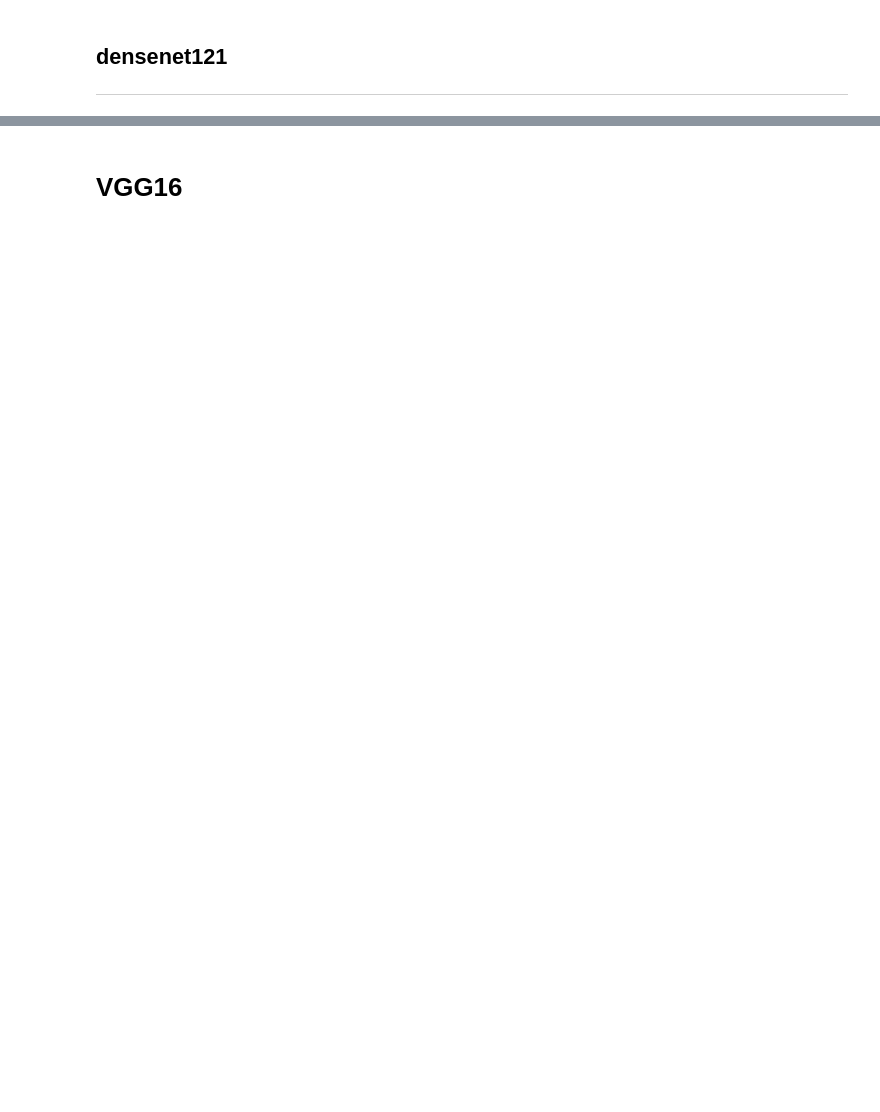
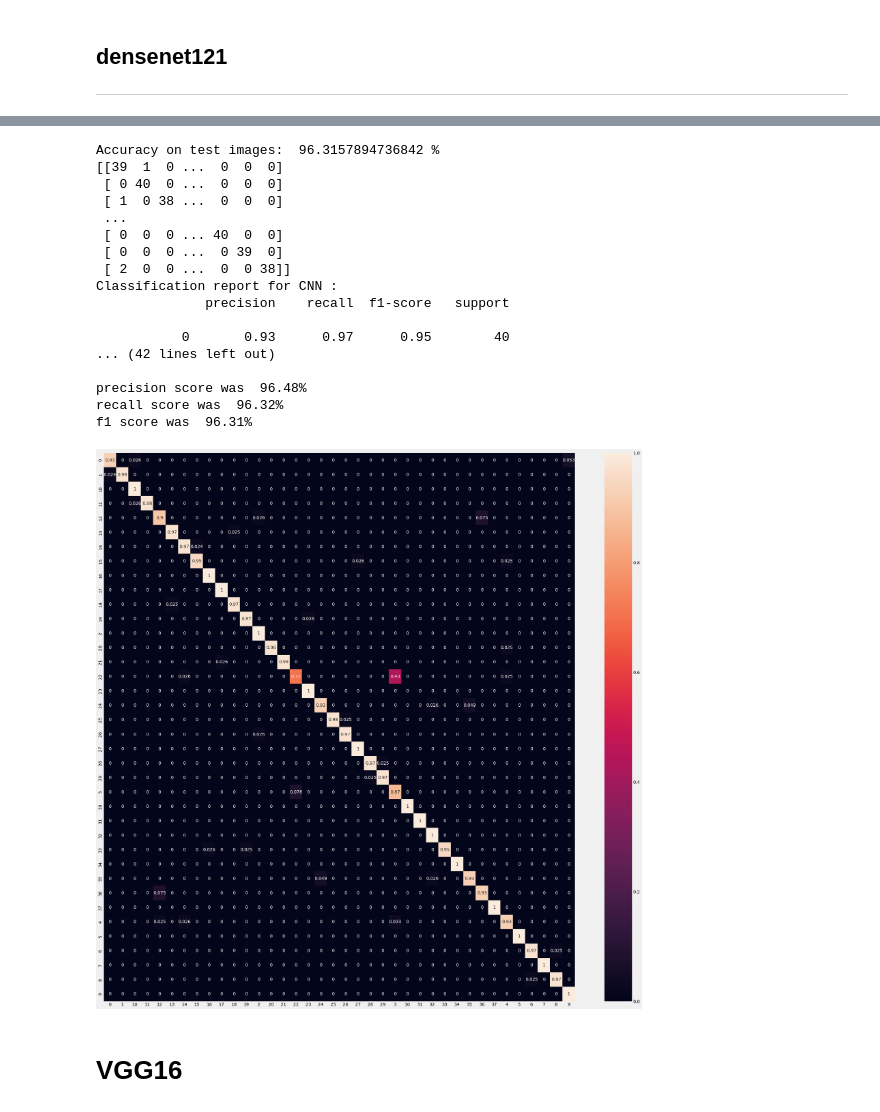
Before and after one commit to Geek-a-Byte/Bengali-sign-language-recognition, a Jupyter notebook: Bengali_Sign_Language_Recognition_Using_DL.ipynb, the cells around one changed output, grey strips where cells are left out. Cells and saved outputs as stored; diff of their text form; code cells hidden in the pictures; blank space fills up the shorter version.

```diff
--- a/Bengali_Sign_Language_Recognition_Using_DL.ipynb
+++ b/Bengali_Sign_Language_Recognition_Using_DL.ipynb
@@ -455,3 +523,38 @@ def visualize_model(model, num_images=6):
+# %%
+from itertools import chain
+from sklearn.metrics import confusion_matrix
+from sklearn import metrics
+import pandas as pd
+
+from sklearn.metrics import precision_score, recall_score, accuracy_score, precision_recall_fscore_support, f1_score, classification_report, confusion_matrix
+import seaborn as sns
+
+def print_classification_report(model_name, predictions_list, labels_list):
+    predictions_l = [predictions_list[i].tolist() for i in range(len(predictions_list))]
+    labels_l = [labels_list[i].tolist() for i in range(len(labels_list))]
+
+    predictions_l = list(chain.from_iterable(predictions_l))
+    labels_l = list(chain.from_iterable(labels_l))
+
+    print(confusion_matrix(labels_l, predictions_l))
+
+    # Build confusion matrix
+    cf_matrix = confusion_matrix(predictions_l, labels_l)
+    df_cm = pd.DataFrame(cf_matrix / np.sum(cf_matrix, axis=1), index = [i for i in class_names],
+                        columns = [i for i in class_names])
+    plt.figure(figsize = (30,30))
+    sns.heatmap(df_cm, annot=True)
+    plt.savefig(str(model_name)+'output.png')
+
+    print("Classification report for CNN :\n%s\n"
+          % (metrics.classification_report(labels_l, predictions_l)))
+
+    prec_score = precision_score(labels_l,predictions_l, average='weighted') * 100
+    rec_score = recall_score(labels_l, predictions_l, average='weighted') * 100
+    f1score = f1_score(labels_l, predictions_l, average='weighted') * 100
+
+    print(f'precision score was {prec_score:6.2f}%\nrecall score was {rec_score:6.2f}%')
+    print(f'f1 score was {f1score:6.2f}%\n')
 # %% [markdown]
 ## densenet121
 
@@ -623,3 +628,25 @@ f1 score was  96.58%
+# %%
+predictions_list, labels_list = measure_test_acc(model_densenet)
+print_classification_report('model_densenet', predictions_list, labels_list)
+# %% [output]
+Accuracy on test images:  96.3157894736842 %
+[[39  1  0 ...  0  0  0]
+ [ 0 40  0 ...  0  0  0]
+ [ 1  0 38 ...  0  0  0]
+ ...
+ [ 0  0  0 ... 40  0  0]
+ [ 0  0  0 ...  0 39  0]
+ [ 2  0  0 ...  0  0 38]]
+Classification report for CNN :
+              precision    recall  f1-score   support
+
+           0       0.93      0.97      0.95        40
+... (42 lines left out)
+
+precision score was  96.48%
+recall score was  96.32%
+f1 score was  96.31%
+[figure, added]
 # %% [markdown]
 # VGG16
 # %%
```
Also changed, not shown: parts of 69 cells of this notebook.
